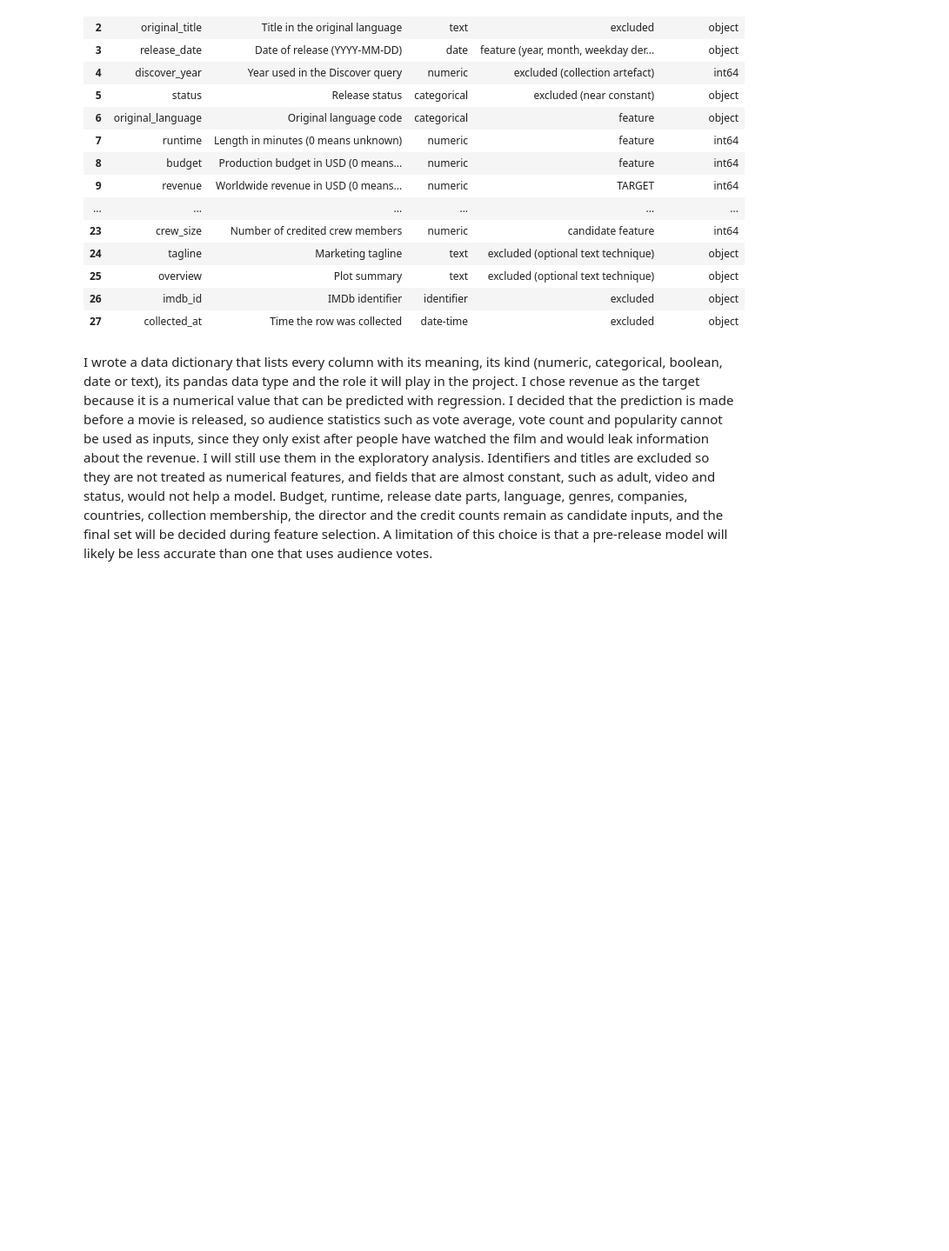
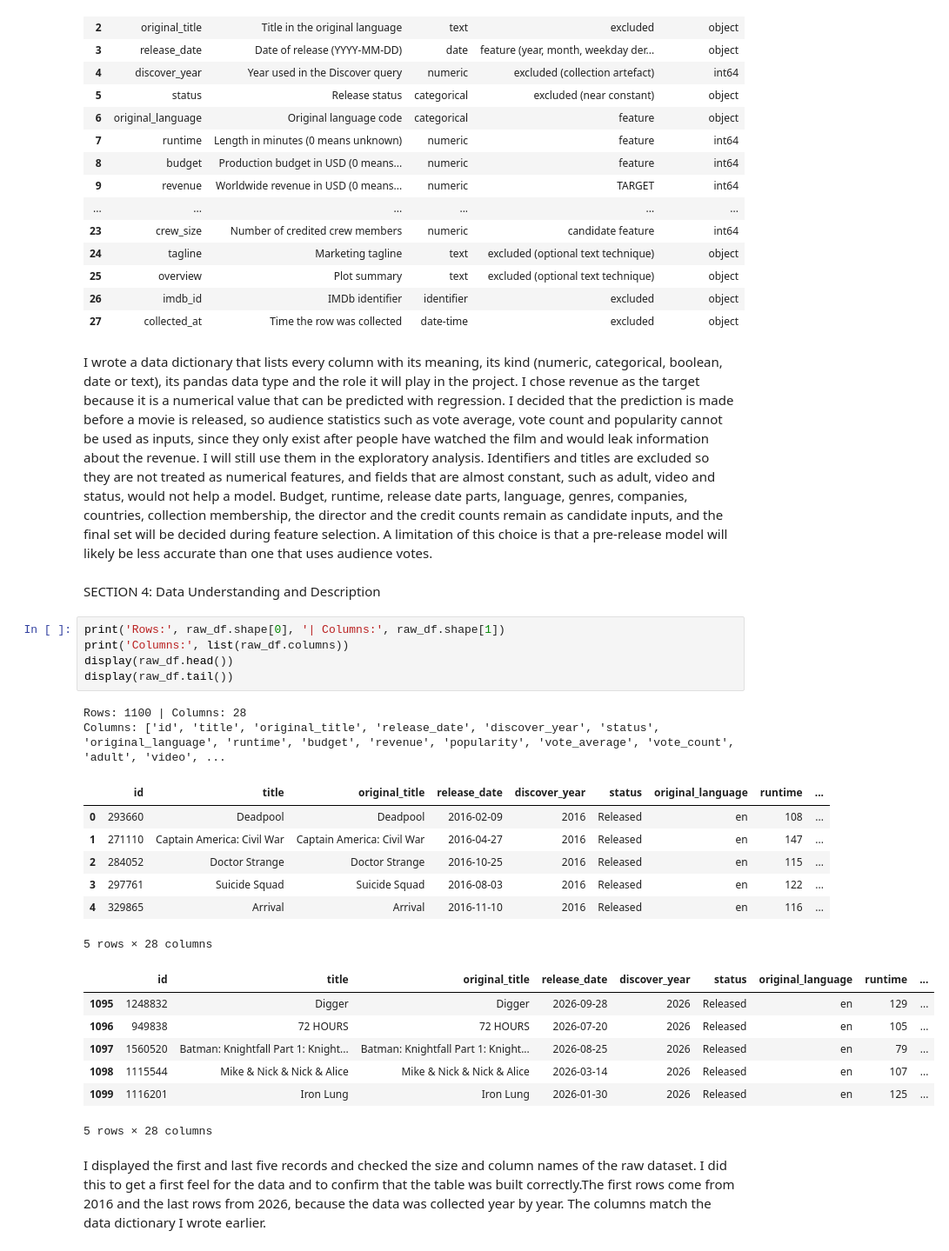
Before and after one commit to eishaiqbal767-cmyk/AI-TMBD-MOVIES-PROJECT, a Jupyter notebook: Notebooks/TMBD_Project.ipynb, the cells around one changed output. Shown at 87% size. Saved outputs shown, nothing was run; the diff lists cells and outputs as text; blank space fills up the shorter version.

Commit message:
SECTION 4: Data Understanding and Description

```diff
--- a/Notebooks/TMBD_Project.ipynb
+++ b/Notebooks/TMBD_Project.ipynb
@@ -456,3 +456,29 @@ Columns documented: 28 | columns in dataset: 28
 | 27 | collected_at | Time the row was collected | date-time | excluded | object |
 # %% [markdown]
 I wrote a data dictionary that lists every column with its meaning, its kind (numeric, categorical, boolean, date or text), its pandas data type and the role it will play in the project. I chose revenue as the target because it is a numerical value that can be predicted with regression. I decided that the prediction is made before a movie is released, so audience statistics such as vote average, vote count and popularity cannot be used as inputs, since they only exist after people have watched the film and would leak information about the revenue. I will still use them in the exploratory analysis. Identifiers and titles are excluded so they are not treated as numerical features, and fields that are almost constant, such as adult, video and status, would not help a model. Budget, runtime, release date parts, language, genres, companies, countries, collection membership, the director and the credit counts remain as candidate inputs, and the final set will be decided during feature selection. A limitation of this choice is that a pre-release model will likely be less accurate than one that uses audience votes.
+# %% [markdown]
+SECTION 4: Data Understanding and Description
+# %%
+print('Rows:', raw_df.shape[0], '| Columns:', raw_df.shape[1])
+print('Columns:', list(raw_df.columns))
+display(raw_df.head())
+display(raw_df.tail())
+# %% [output]
+Rows: 1100 | Columns: 28
+Columns: ['id', 'title', 'original_title', 'release_date', 'discover_year', 'status', 'original_language', 'runtime', 'budget', 'revenue', 'popularity', 'vote_average', 'vote_count', 'adult', 'video', ...
+|  | id | title | original_title | release_date | discover_year | status | original_language | runtime | ... |
+| 0 | 293660 | Deadpool | Deadpool | 2016-02-09 | 2016 | Released | en | 108 | ... |
+| 1 | 271110 | Captain America: Civil War | Captain America: Civil War | 2016-04-27 | 2016 | Released | en | 147 | ... |
+| 2 | 284052 | Doctor Strange | Doctor Strange | 2016-10-25 | 2016 | Released | en | 115 | ... |
+| 3 | 297761 | Suicide Squad | Suicide Squad | 2016-08-03 | 2016 | Released | en | 122 | ... |
+| 4 | 329865 | Arrival | Arrival | 2016-11-10 | 2016 | Released | en | 116 | ... |
+5 rows × 28 columns
+|  | id | title | original_title | release_date | discover_year | status | original_language | runtime | ... |
+| 1095 | 1248832 | Digger | Digger | 2026-09-28 | 2026 | Released | en | 129 | ... |
+| 1096 | 949838 | 72 HOURS | 72 HOURS | 2026-07-20 | 2026 | Released | en | 105 | ... |
+| 1097 | 1560520 | Batman: Knightfall Part 1: Knight... | Batman: Knightfall Part 1: Knight... | 2026-08-25 | 2026 | Released | en | 79 | ... |
+| 1098 | 1115544 | Mike & Nick & Nick & Alice | Mike & Nick & Nick & Alice | 2026-03-14 | 2026 | Released | en | 107 | ... |
+| 1099 | 1116201 | Iron Lung | Iron Lung | 2026-01-30 | 2026 | Released | en | 125 | ... |
+5 rows × 28 columns
+# %% [markdown]
+I displayed the first and last five records and checked the size and column names of the raw dataset. I did this to get a first feel for the data and to confirm that the table was built correctly.The first rows come from 2016 and the last rows from 2026, because the data was collected year by year. The columns match the data dictionary I wrote earlier.
```
Also changed, not shown: parts of 8 cells of this notebook.
